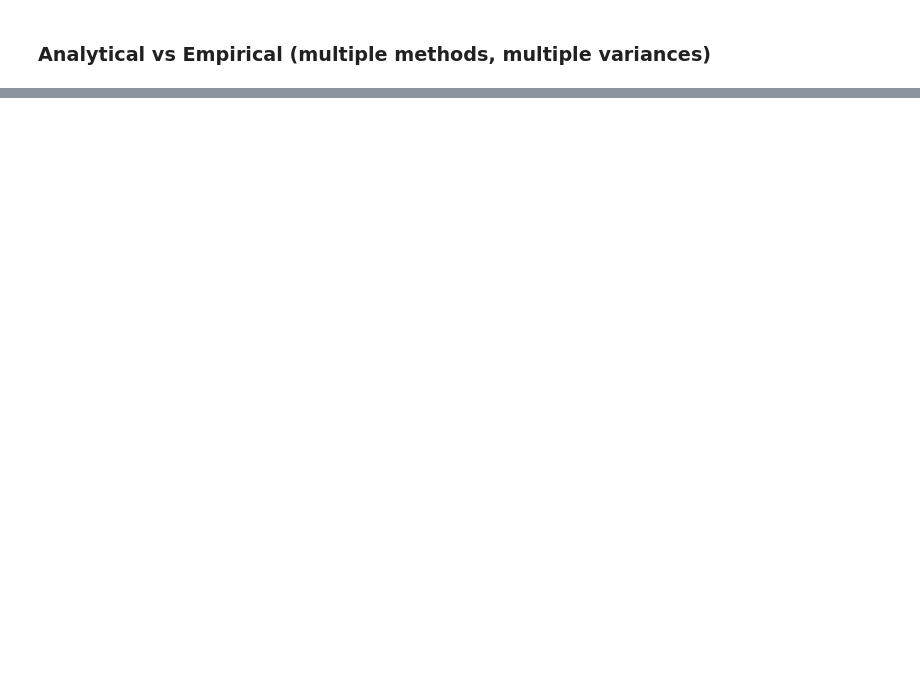
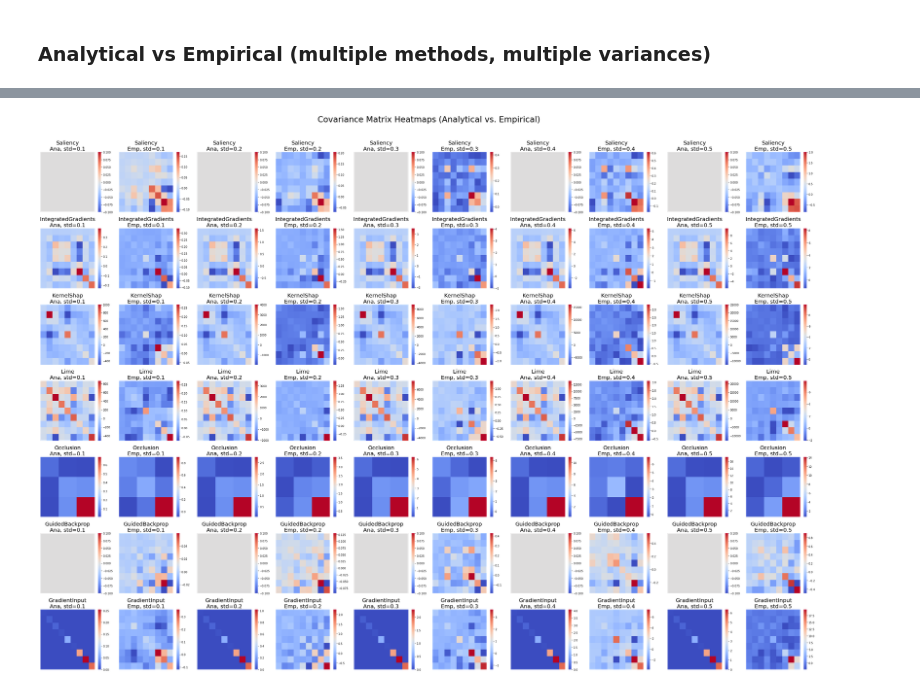
Before and after one commit to TeodorChiaburu/UXAI, a Jupyter notebook: Input_Perturbation_Tabular.ipynb, the cells around one changed output, grey strips where cells are left out. Drawn from its saved outputs; the diff is of its cells as text; code cells hidden in the pictures; blank space fills up the shorter version.

```diff
--- a/Input_Perturbation_Tabular.ipynb
+++ b/Input_Perturbation_Tabular.ipynb
@@ -411,0 +405,34 @@ plt.show()
+# %%
+# Create heatmaps for all methods and perturbation stds
+# Note: it may take 2 mins to display
+def plot_heatmaps(cov_mats, stds):
+    num_methods = len(cov_mats)
+    num_stds = len(stds)
+
+    fig, axes = plt.subplots(num_methods, num_stds * 2, figsize=(4 * num_stds * 2, 4 * num_methods))
+    fig.suptitle('Covariance Matrix Heatmaps (Analytical vs. Empirical)', fontsize=30, y=1.02)
+
+    for i, (name, cov_data) in enumerate(cov_mats.items()):
+        for j, std in enumerate(stds):
+            # Analytical covariance matrix
+            cov_ana = cov_data['analytical'][j]
+            ax = axes[i, j * 2]
+            sns.heatmap(cov_ana, ax=ax, cmap="coolwarm", xticklabels=False, yticklabels=False, cbar=True)
+            ax.set_title(f"{name}\nAna, std={std}", fontsize=20)
+            ax.tick_params(left=False, bottom=False)
+
+            # Empirical covariance matrix
+            cov_emp = cov_data['empirical'][j]
+            ax = axes[i, j * 2 + 1]
+            sns.heatmap(cov_emp, ax=ax, cmap="coolwarm", xticklabels=False, yticklabels=False, cbar=True)
+            ax.set_title(f"{name}\nEmp, std={std}", fontsize=20)
+            ax.tick_params(left=False, bottom=False)
+
+    # Adjust layout
+    plt.tight_layout()
+    plt.show()
+
+# Call the function to generate heatmaps
+plot_heatmaps(cov_mats, stds)
+# %% [output]
+[figure, added]
```
Also changed, not shown: parts of 23 cells of this notebook.
